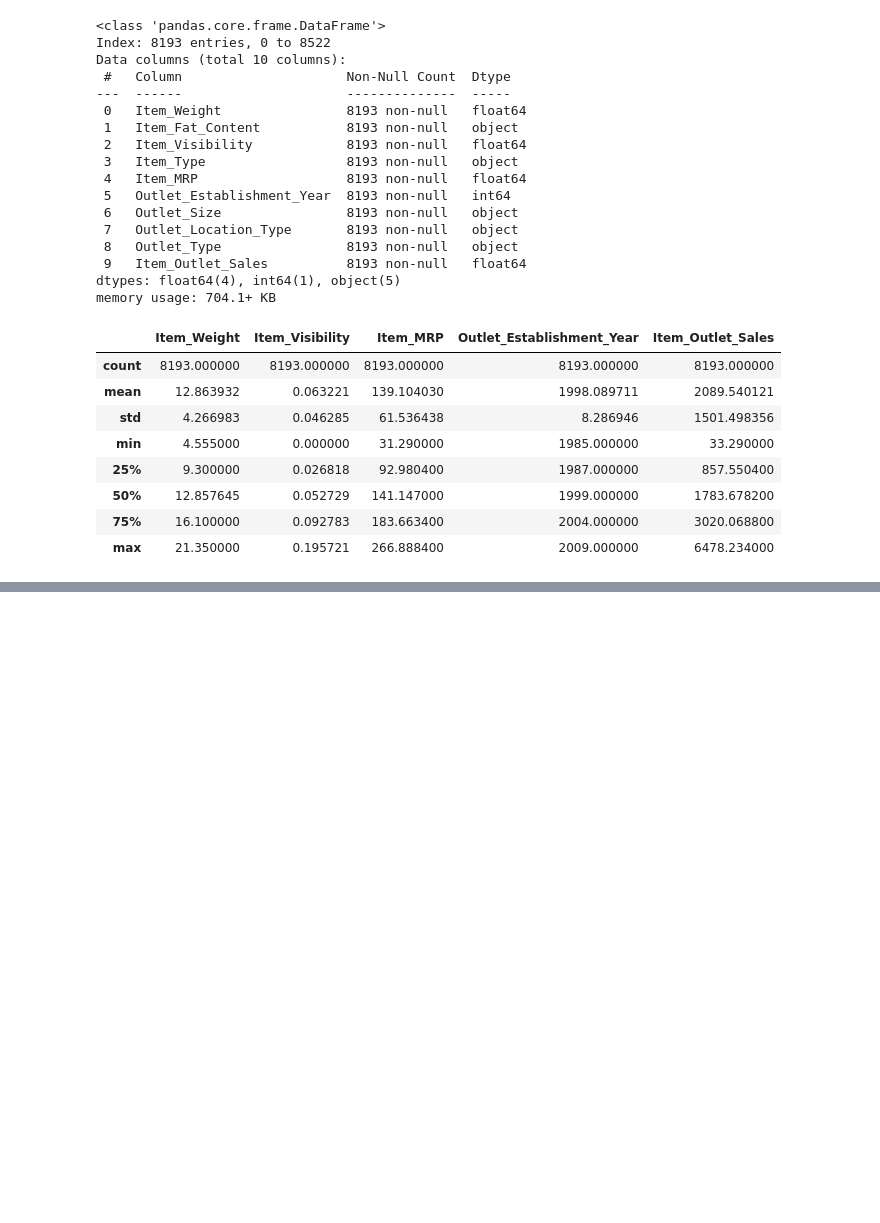
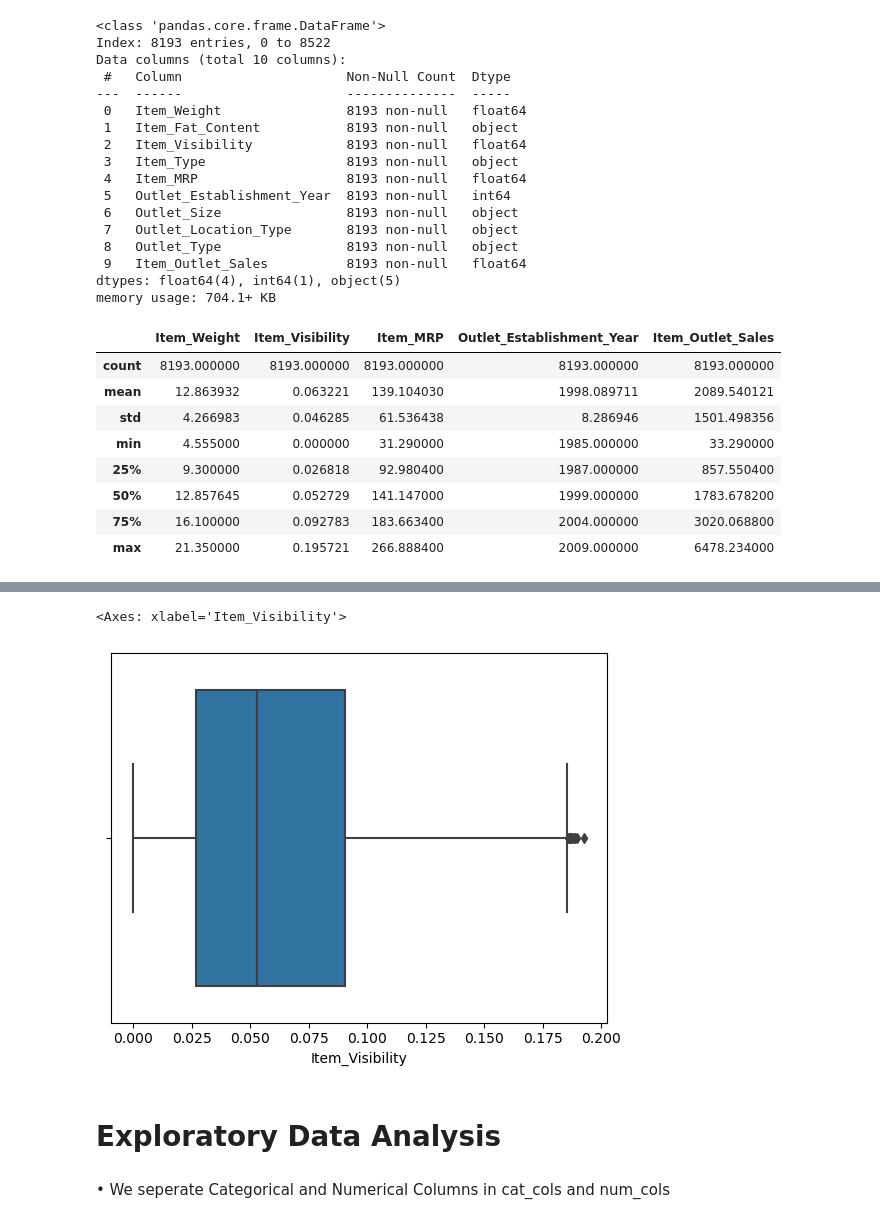
Before and after one commit to UTSAVMONDAL31/Bigmart-Prediction-Model, a Jupyter notebook: Bigmart Sales Prediction.ipynb, the cells around one changed output, grey strips where cells are left out. Drawn from its saved outputs; the diff is of its cells as text; code cells hidden in the pictures; blank space fills up the shorter version.

```diff
--- a/Bigmart Sales Prediction.ipynb
+++ b/Bigmart Sales Prediction.ipynb
@@ -536,0 +549,12 @@ trained_data.describe()
+# %%
+Q1 = test_data.Item_Visibility.quantile(0.25)
+Q3 = test_data.Item_Visibility.quantile(0.75)
+IQR = Q3 - Q1
+Lower_Limit = Q1 - (1.5*IQR)
+Upper_Limit = Q3 + (1.5*IQR)
+test_data_no_outlier = test_data[(test_data.Item_Visibility>Lower_Limit)&(test_data.Item_Visibility<Upper_Limit)]
+# %%
+sns.boxplot(x = test_data_no_outlier["Item_Visibility"])
+# %% [output]
+<Axes: xlabel='Item_Visibility'>
+[figure, added]
@@ -536,0 +563,4 @@ trained_data.describe()
+# %% [markdown]
+# Exploratory Data Analysis
+# %% [markdown]
+• We seperate Categorical and Numerical Columns in cat_cols and num_cols
```
Also changed, not shown: parts of 18 cells of this notebook, 2 other files.
